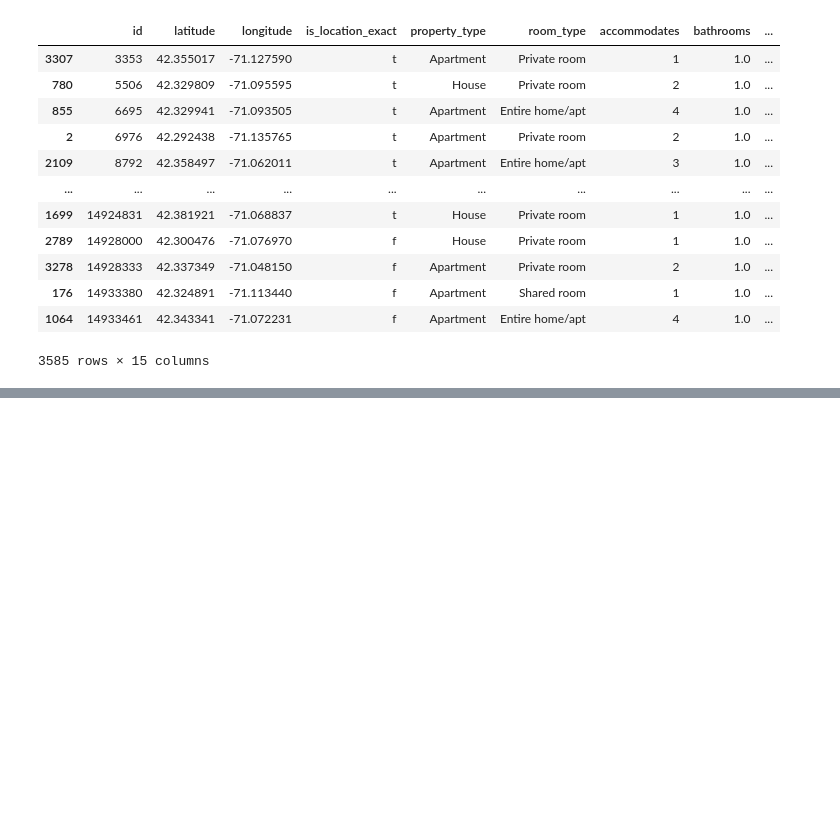
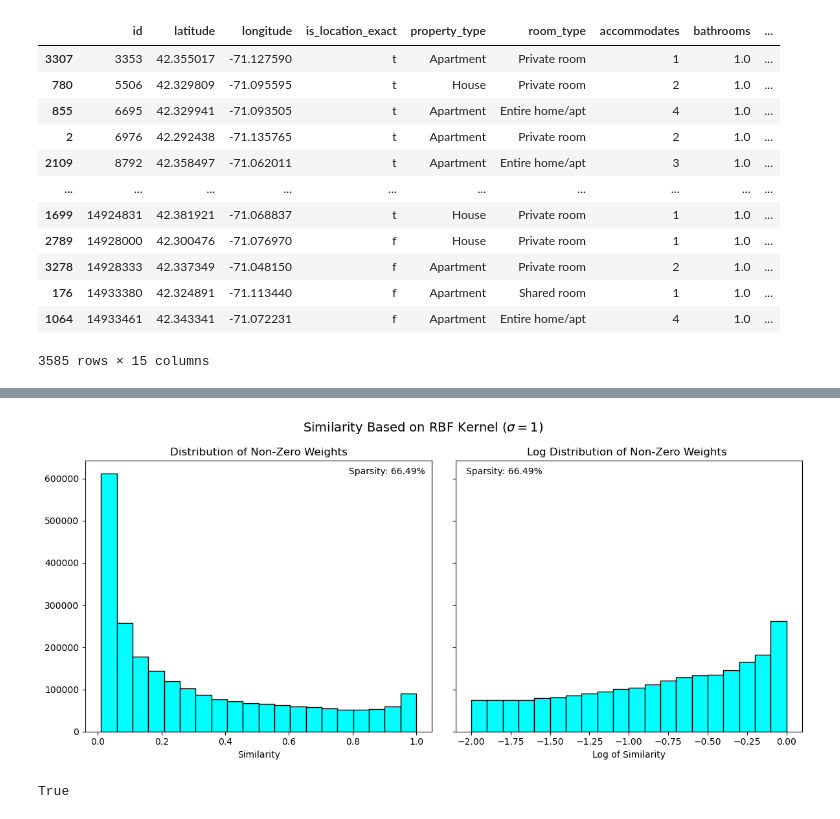
Before and after one commit to erenaydoslu/ML4G-Project, a Jupyter notebook: exploration.ipynb, the cells around one changed output, grey strips where cells are left out. Saved outputs shown, nothing was run; the diff lists cells and outputs as text; code cells hidden in the pictures; blank space fills up the shorter version.

```diff
--- a/exploration.ipynb
+++ b/exploration.ipynb
@@ -131,0 +243,38 @@ len(set(df_calendar['listing_id']))
+# %%
+sigma = 1
+
+sim_rbf = createSimilarityMatrix(distanceMatrix, sim_type='rbf', sigma=sigma)
+
+sim_rbf_sparse = np.where(sim_rbf < 0.01, 0, sim_rbf) - np.eye(2629) #subtracting identity matrix removes self loops
+sparsity = calculateSparsity(sim_rbf_sparse)
+
+sim_rbf = sim_rbf_sparse[sim_rbf_sparse != 0]
+
+sim_rbf = np.clip(sim_rbf, 1e-2, 1e2)
+
+fig, ax = plt.subplots(ncols=2, figsize=(12, 5.5), sharey=True)
+
+ax[0].hist(sim_rbf.flatten(), bins=20, edgecolor='black', color='cyan')
+ax[0].set_xlabel("Similarity")
+ax[0].set_title("Distribution of Non-Zero Weights")
+
+ax[1].hist(np.log10(sim_rbf.flatten()), bins=20, edgecolor='black', color='cyan')
+ax[1].set_xlabel("Log of Similarity")
+ax[1].set_title("Log Distribution of Non-Zero Weights ")
+
+ax[0].annotate(f"Sparsity: {sparsity:.2f}%", xy=(0.76, 0.95), xycoords='axes fraction')
+ax[1].annotate(f"Sparsity: {sparsity:.2f}%", xy=(0.03, 0.95), xycoords='axes fraction')
+
+fig.suptitle(f"Similarity Based on RBF Kernel ($\sigma={sigma}$)", fontsize=14)
+
+fig.tight_layout()
+
+fig.savefig("figures/similarity_histogram_sigma1.pdf")
+# %% [output]
+[figure, added]
+# %%
+graph = nx.Graph(sim_rbf_sparse - np.eye(2629))
+
+nx.is_connected(graph)
+# %% [output]
+True
```
Also changed, not shown: parts of 18 cells of this notebook.
